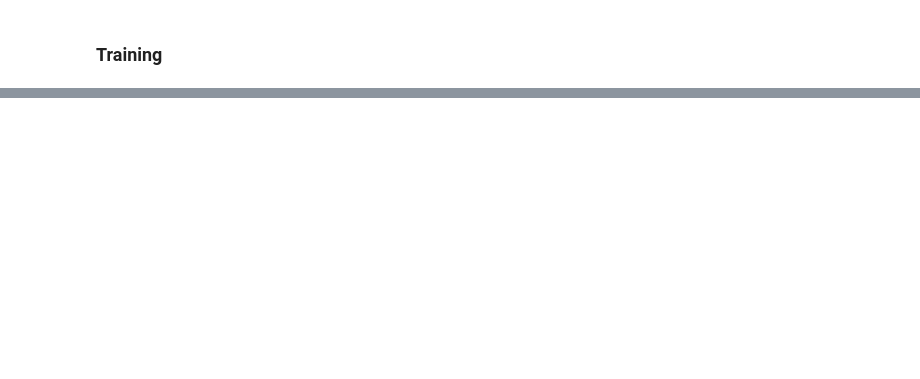
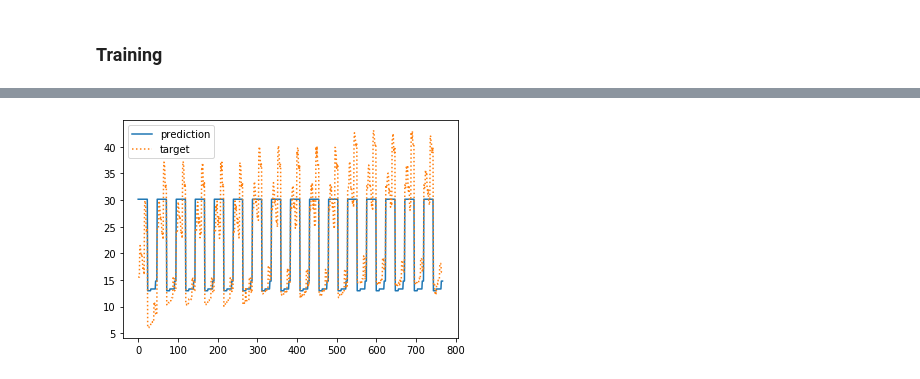
Before and after one commit to bugerry87/fcnn_scratch, a Jupyter notebook: NeuralNetwork.ipynb, the cells around one changed output, grey strips where cells are left out. Drawn from its saved outputs; the diff is of its cells as text; code cells hidden in the pictures; blank space fills up the shorter version.

```diff
--- a/NeuralNetwork.ipynb
+++ b/NeuralNetwork.ipynb
@@ -211,7 +212,7 @@ def unpack_EnergyEfficiency_data():
     N = raw.shape[0]
     data = np.zeros((N,17))
     data[:,:4] = raw[:,:4]     #comp, surf, wall, roof,
-    #data[:,4] = raw[:,4]       #hight
+    data[:,4] = raw[:,4]       #hight
     data[:,5] = raw[:,5] == 2  #ori north
     data[:,6] = raw[:,5] == 3  #ori east
     data[:,7] = raw[:,5] == 4  #ori south
@@ -356,30 +358,46 @@ nn, Model, Layers = init_network(1, 1)
 # %%
 import pickle
+
+def copy(nn, model):
+    '''Copies the params of a given NeuralNetwork into a dictionary.
+    The dictionary must have the attribute name of the layer as a key.
+    E.g.: nn.layer1 --> model['layer1']
+
+    Agrs:
+        nn: The NeuralNetwork
+        model: A dict where the params get stored at
+    '''
+    for k,v in model.items():
+        layer = getattr(nn, k)
+        model[k] = (layer.w.copy(), layer.b.copy())
+    pass
 
 def save(model, name):
     with open(name, 'wb') as file:
         pickle.dump(Model, file)
     pass
 
-def load(layers, name):
+def load(nn, name):
     with open(name, 'rb') as file:
         obj = pickle.load(file)
     for k,v in obj.items():
-        if k in layers:
-            layers[k].w = v[0]
-            layers[k].b = v[1]
+        if hasattr(nn, k):
+            layer = getattr(nn, k)
+            layer.w = v[0]
+            layer.b = v[1]
     pass
 
 #test
+copy(nn, Model)
 save(Model, "test.pkl")
-load(Layers, "test.pkl")
+load(nn, "test.pkl")
 # %% [markdown]
 ### Training
 # %%
 #reset the model
-nn, Model, Layers = init_network(100, 100)
+nn, Model, Layers = init_network(1000, 100)
 
-def run_training(nn, lr, lr_dec, chkpnt=None, skip=0):
+def run_training(nn, lr, lr_dec):
     training = []
     validation = []
     epoch = 0
@@ -396,17 +414,18 @@ def run_training(nn, lr, lr_dec, chkpnt=None, skip=0):
             for Zv in nn.val(nn.Out):
                 loss += Zv / val.shape[0]
 
-            if chkpnt and (epoch > skip) and (best is None or loss < best):
+            if best_loss is None or loss < best_loss:
                 best_loss = loss
                 best_epoch = epoch
-                save(Model, chkpnt)
+                copy(nn, Model)
 
             validation.append(loss)
             training.append(cost)
             cost = 0
     return training, validation, best_epoch, best_loss
 
-training, validation, best_epoch, best_loss = run_training(nn, 1e-5, 1e-5, "checkpoint.pkl", skip=200)
+training, validation, best_epoch, best_loss = run_training(nn, 1e-5, 1e-5)
+save(Model, "checkpoint.pkl")
 ax = plt.figure().subplots(1)
 ax.plot(range(nn.epoch), training, label='train')
 ax.plot(range(nn.epoch), validation, ':', label='val')
@@ -422,15 +442,17 @@ AttributeError: 'NeuralNetwork' object has no attribute 'T'
 # %%
 load(Layers, "checkpoint.pkl")
 
 nn.val_set = lambda: gen_data(data, 1, 1)
 target = []
 pred = []
-for Zv in nn.val(Out):
+for Zv in nn.val(nn.Out):
     target.append(nn.T[0][0])
-    pred.append(Out.y[0][0])
+    pred.append(nn.Out.y[0][0])
 
 plt.plot(range(N), pred, label='prediction')
 plt.plot(range(N), target, label='target', linestyle=':')
 
 plt.legend()
 plt.show()
+# %% [output]
+[figure, added]
```
Also changed, not shown: parts of 8 cells of this notebook.
